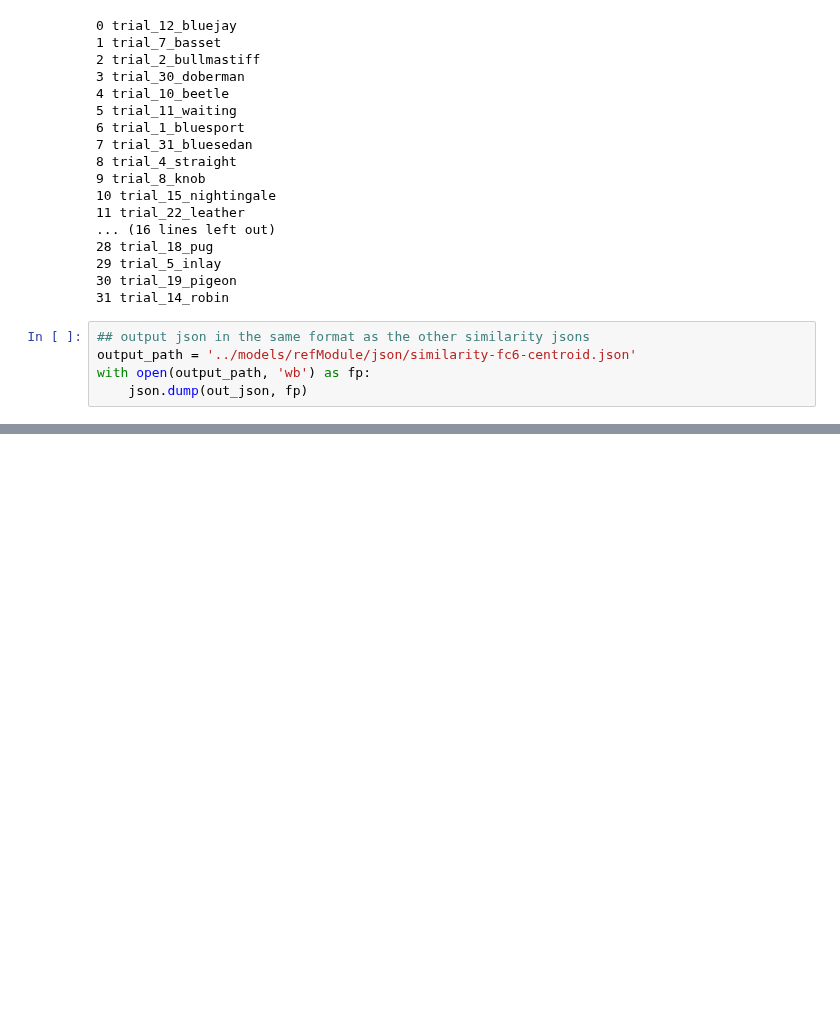
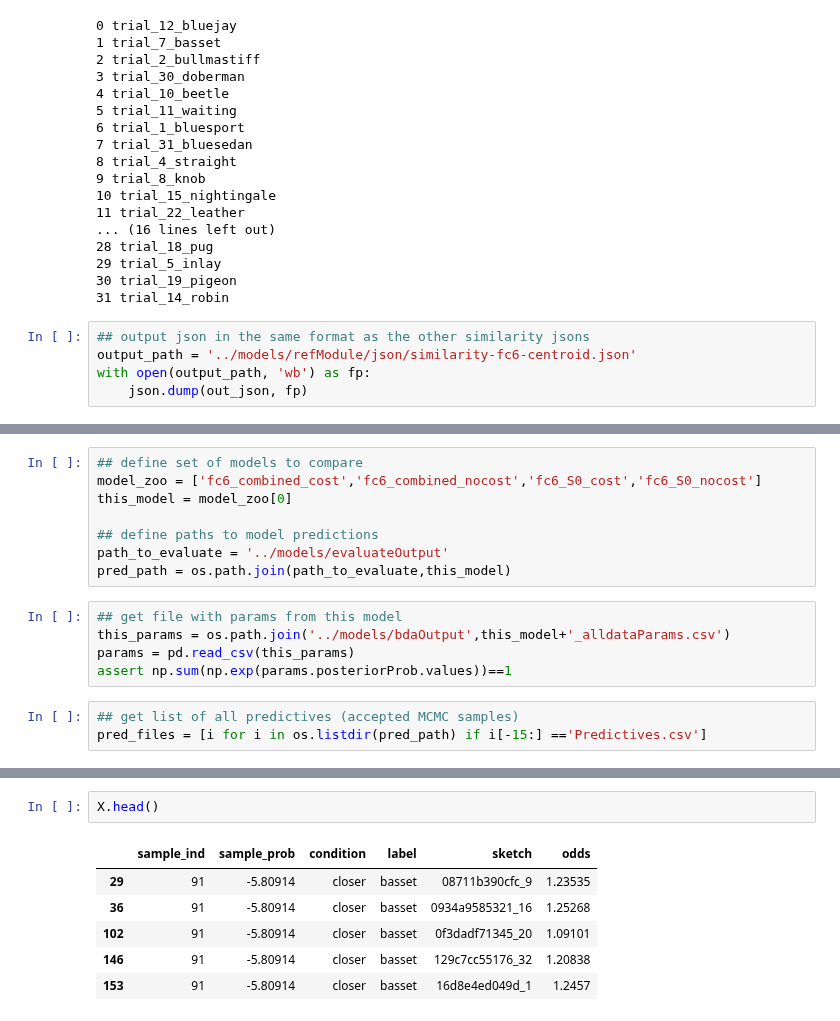
Before and after one commit to judithfan/visual_communication_in_context, a Jupyter notebook: analysis/check_unadapted_fc6_rdms.ipynb, the cells around one changed output, grey strips where cells are left out. Cells and saved outputs as stored; diff of their text form; blank space fills up the shorter version.

Commit message:
add block to loop through mcmc samples and get log odds (congruent-incongruent) for each sketch

```diff
--- a/analysis/check_unadapted_fc6_rdms.ipynb
+++ b/analysis/check_unadapted_fc6_rdms.ipynb
@@ -389,0 +392,16 @@ with open(output_path, 'wb') as fp:
+# %%
+## define set of models to compare
+model_zoo = ['fc6_combined_cost','fc6_combined_nocost','fc6_S0_cost','fc6_S0_nocost']
+this_model = model_zoo[0]
+
+## define paths to model predictions
+path_to_evaluate = '../models/evaluateOutput'
+pred_path = os.path.join(path_to_evaluate,this_model)
+# %%
+## get file with params from this model
+this_params = os.path.join('../models/bdaOutput',this_model+'_alldataParams.csv')
+params = pd.read_csv(this_params)
+assert np.sum(np.exp(params.posteriorProb.values))==1
+# %%
+## get list of all predictives (accepted MCMC samples)
+pred_files = [i for i in os.listdir(pred_path) if i[-15:] =='Predictives.csv']
@@ -389,0 +459,9 @@ with open(output_path, 'wb') as fp:
+# %%
+X.head()
+# %% [output]
+|  | sample_ind | sample_prob | condition | label | sketch | odds |
+| 29 | 91 | -5.80914 | closer | basset | 08711b390cfc_9 | 1.23535 |
+| 36 | 91 | -5.80914 | closer | basset | 0934a9585321_16 | 1.25268 |
+| 102 | 91 | -5.80914 | closer | basset | 0f3dadf71345_20 | 1.09101 |
+| 146 | 91 | -5.80914 | closer | basset | 129c7cc55176_32 | 1.20838 |
+| 153 | 91 | -5.80914 | closer | basset | 16d8e4ed049d_1 | 1.2457 |
```
Also changed, not shown: parts of 2 cells of this notebook.
